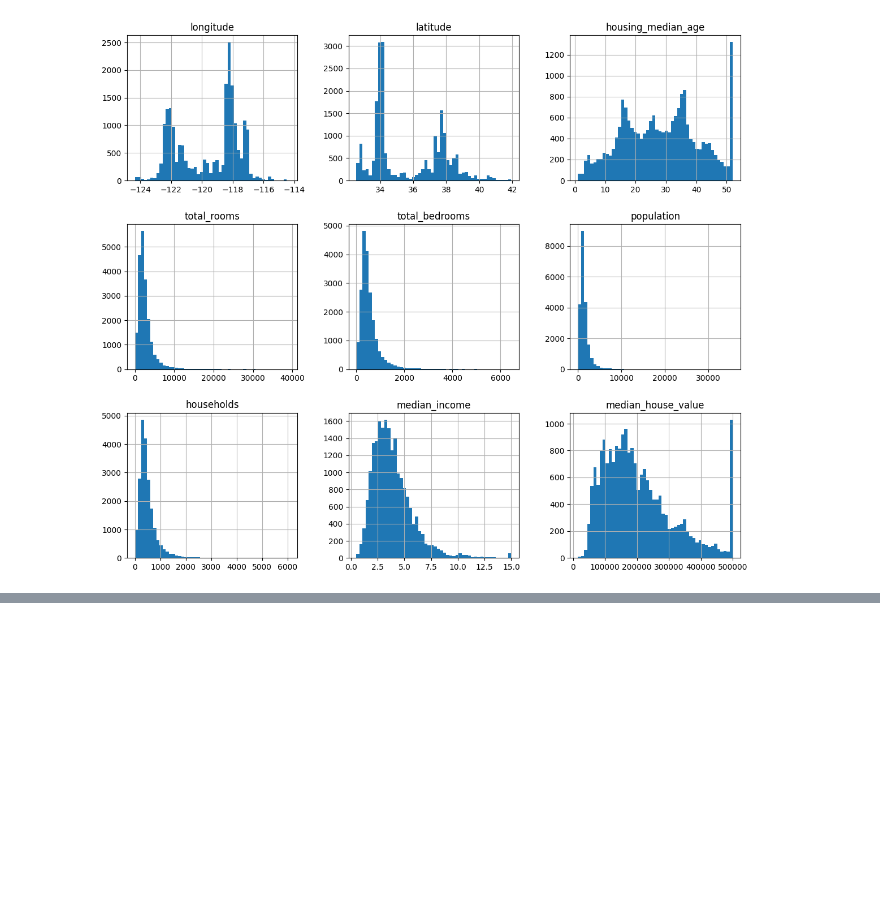
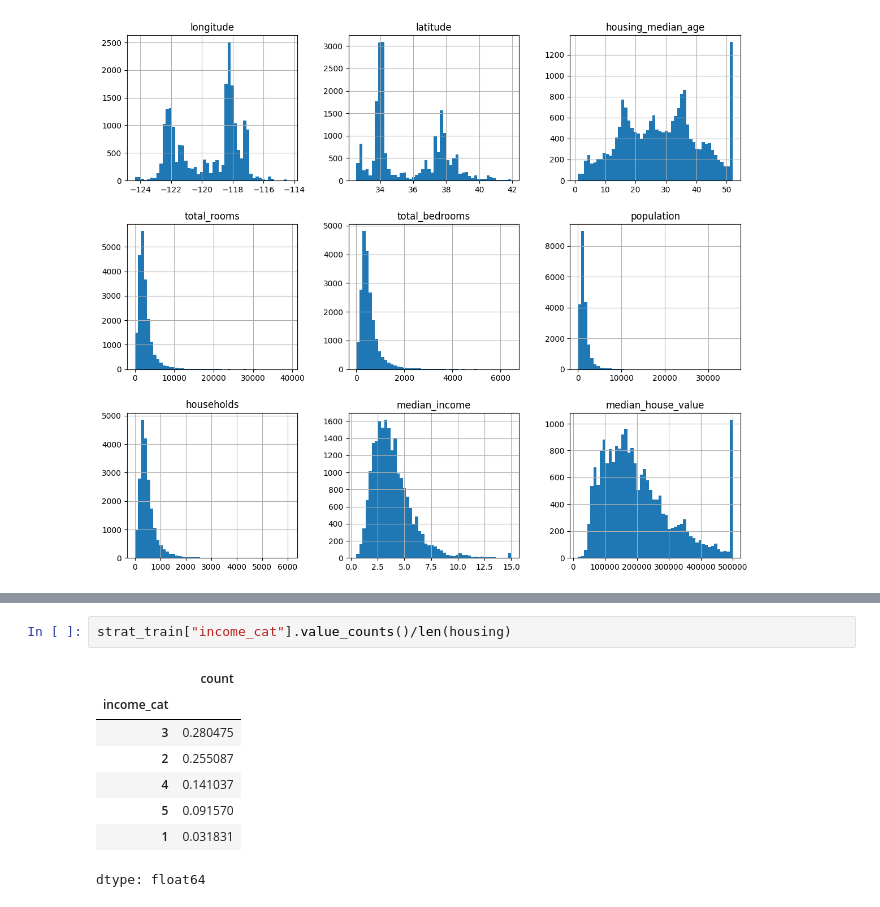
Before and after one commit to sike990/HandsOn-ML, a Jupyter notebook: HandsOnML.ipynb, the cells around one changed output, grey strips where cells are left out. Drawn from its saved outputs; the diff is of its cells as text; blank space fills up the shorter version.

```diff
--- a/HandsOnML.ipynb
+++ b/HandsOnML.ipynb
@@ -118,0 +180,11 @@ train:  16512 test :  4128
+# %%
+strat_train["income_cat"].value_counts()/len(housing)
+# %% [output]
+|  | count |
+| income_cat |  |
+| 3 | 0.280475 |
+| 2 | 0.255087 |
+| 4 | 0.141037 |
+| 5 | 0.091570 |
+| 1 | 0.031831 |
+dtype: float64
```
Also changed, not shown: parts of 22 cells of this notebook.
